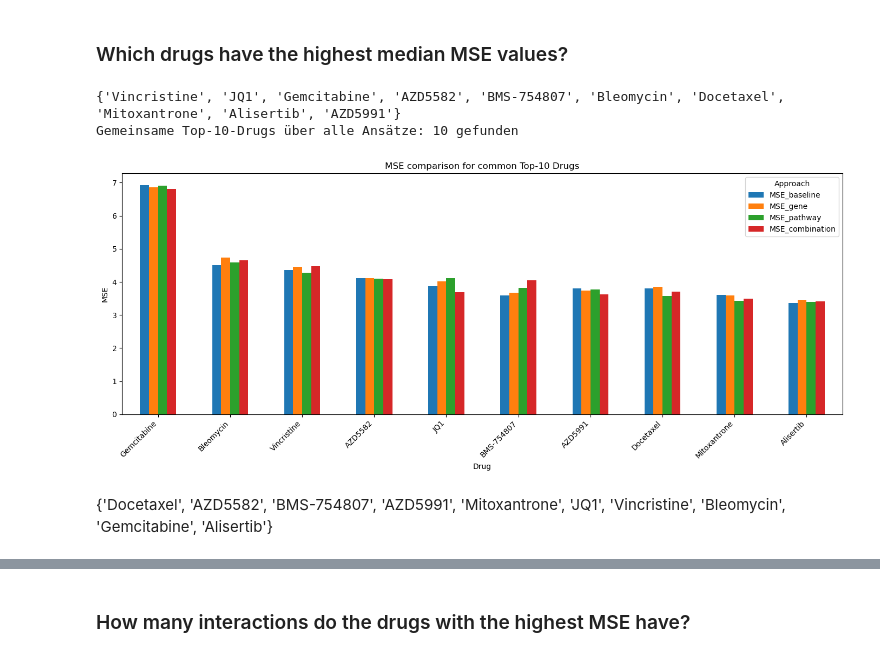
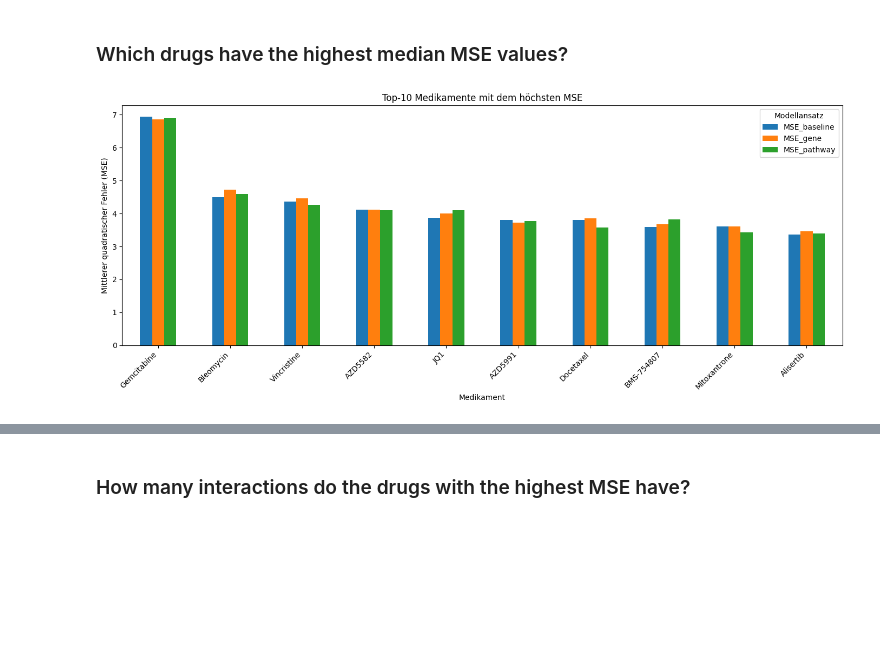
Before and after one commit to txm0324/Bachelor-Thesis, a Jupyter notebook: TUGDA/MSE_Analysis.ipynb, the cells around one changed output, grey strips where cells are left out. Cells and saved outputs as stored; diff of their text form; code cells hidden in the pictures; blank space fills up the shorter version.

```diff
--- a/TUGDA/MSE_Analysis.ipynb
+++ b/TUGDA/MSE_Analysis.ipynb
@@ -28,9 +33,12 @@ df_mse = pd.DataFrame({
     "Drug": drug_list,
     "MSE_baseline": task_mses,
     "MSE_gene": task_mses_gene,
-    "MSE_pathway": task_mses_pathway,
-    "MSE_combination": task_mses_combination
+    "MSE_pathway": task_mses_pathway
 })
 
 # Set "Drug"-column as index
 df_mse.set_index("Drug", inplace=True)
+
+# Sort each column with Drugs with highest MSE
+for col in df_mse.columns:
+    df_mse = df_mse.sort_values(by=col, ascending=False)
@@ -41,37 +45,25 @@ for col in df_mse.columns:
 # %%
-# Anzahl der Top-N Drugs pro Ansatz
+# Find the top N drugs with the highest MSE per approach
 top_n = 10
-
-# 1. Finde die Top-N Drugs mit höchstem MSE pro Ansatz
 top_drug_sets = []
 for col in df_mse.columns:
     top_drugs = df_mse[col].sort_values(ascending=False).head(top_n).index
     top_drug_sets.append(set(top_drugs))
 
-# 2. Schnittmenge aller Top-N-Drogensätze
+# Intersection of all top N drug sets
 common_top_drugs = set.intersection(*top_drug_sets)
-print(common_top_drugs)
-print(f"Gemeinsame Top-{top_n}-Drugs über alle Ansätze: {len(common_top_drugs)} gefunden")
-
-# 3. Filtere den DataFrame auf diese Drugs
 df_common = df_mse.loc[list(common_top_drugs)]
-
-# 4. Sortiere nach einem festen Kriterium (z. B. Mittelwert)
 df_common = df_common.loc[df_common.mean(axis=1).sort_values(ascending=False).index]
 
-# 5. Plotten
+# Plotting
 df_common.plot(kind="bar", figsize=(14, 6))
-plt.title(f"MSE comparison for common Top-{top_n} Drugs")
-plt.ylabel("MSE")
-plt.xlabel("Drug")
+plt.title(f"Top-{top_n} Medikamente mit dem höchsten MSE")
+plt.ylabel("Mittlerer quadratischer Fehler (MSE)")
+plt.xlabel("Medikament")
 plt.xticks(rotation=45, ha="right")
-plt.legend(title="Approach")
+plt.legend(title="Modellansatz")
 plt.tight_layout()
 plt.show()
 # %% [output]
-{'Vincristine', 'JQ1', 'Gemcitabine', 'AZD5582', 'BMS-754807', 'Bleomycin', 'Docetaxel', 'Mitoxantrone', 'Alisertib', 'AZD5991'}
-Gemeinsame Top-10-Drugs über alle Ansätze: 10 gefunden
-[figure, old version]
+[figure, new version]
-# %% [markdown]
-{'Docetaxel', 'AZD5582', 'BMS-754807', 'AZD5991', 'Mitoxantrone', 'JQ1', 'Vincristine', 'Bleomycin', 'Gemcitabine', 'Alisertib'}
 # %%
```
Also changed, not shown: parts of 31 cells of this notebook.
